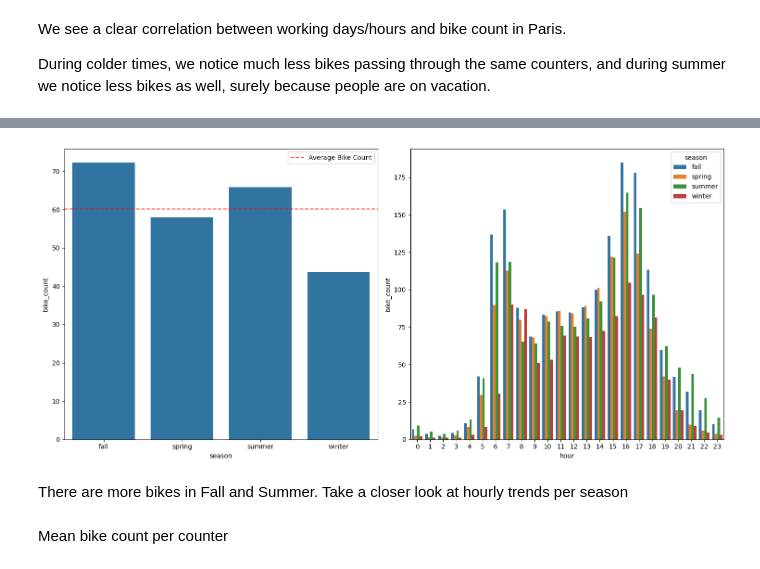
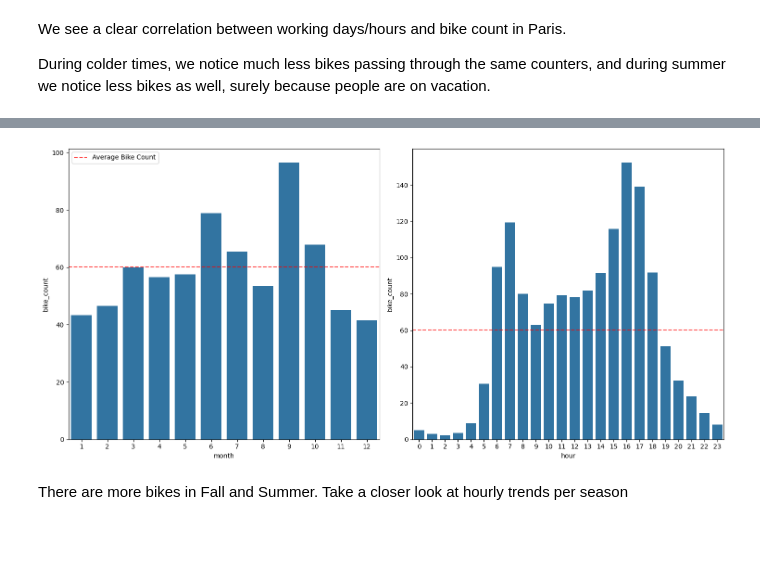
Before and after one commit to dianemans/bike_count_ldmh, a Jupyter notebook: eda_lucien.ipynb, the cells around one changed output, grey strips where cells are left out. Drawn from its saved outputs; the diff is of its cells as text; code cells hidden in the pictures; blank space fills up the shorter version.

```diff
--- a/eda_lucien.ipynb
+++ b/eda_lucien.ipynb
@@ -132,3 +120,28 @@ During colder times, we notice much less bikes passing through the same counters
+# %%
+def encode_date(X):
+    X = X.copy()
+    X['month_day'] = X['date'].dt.day
+    X['week_day'] = X['date'].dt.day_of_week + 1
+    X['year'] = X['date'].dt.year
+    X['month'] = X['date'].dt.month
+    X['hour'] = X['date'].dt.hour
+    X['is_weekend'] = (X['week_day'] >= 6).astype(int)
+    years = X['year'].drop_duplicates().values.tolist()
+    french_holidays = set(holidays.country_holidays('FR', years=years))
+    X['is_holiday'] = (X['date']
+                        .dt.date
+                        .isin(french_holidays)
+                        .astype(int))
+    X['covid_state'] = X['date'].apply(bc.covid_period)
+    years = X['date'].dt.year.unique()
+    holiday_dates = set()
+    for year in years:
+        holiday_dates.update(
+            date for date, info in bc.SchoolHolidayDates().holidays_for_year_and_zone(year, 'C').items()
+        )
+    X['is_school_holiday'] = X['date'].dt.date.isin(holiday_dates).astype(int)
+
+    X = X.drop(columns=['date'])
+    return X
 # %%
-date_data = pd.concat([bc._encode_date(data[["date"]]), data[["bike_count"]]], axis=1)
-date_data
+date_data = pd.concat([encode_date(data[["date"]]), data[["bike_count"]]], axis=1)
@@ -202,34 +233,36 @@ Less bikes when it's a french holiday, and there are more bikes in the middle of
 # %%
 plt.figure(figsize=(15, 7))
 
 plt.subplot(1, 2, 1)
 sns.barplot(
-    data=(date_data.groupby(["season"])["bike_count"].mean().reset_index()),
-    x="season",
+    data=(date_data.groupby(["month"])["bike_count"].mean().reset_index()),
+    x="month",
     y="bike_count",
 )
 plt.axhline(
     date_data["bike_count"].mean(),
     color="r",
     alpha=0.7,
     linestyle="--",
     label="Average Bike Count",
 )
 plt.legend()
 
 plt.subplot(1, 2, 2)
 sns.barplot(
-    data=(date_data.groupby(["hour", "season"])["bike_count"].mean().reset_index()),
+    data=(date_data.groupby(["hour"])["bike_count"].mean().reset_index()),
     x="hour",
-    y="bike_count",
-    hue="season",
+    y="bike_count")
+plt.axhline(
+    date_data["bike_count"].mean(),
+    color="r",
+    alpha=0.7,
+    linestyle="--",
+    label="Average Bike Count",
 )
-
 plt.tight_layout()
 plt.show()
 # %% [output]
-[figure, old version]
+[figure, new version]
 # %% [markdown]
 There are more bikes in Fall and Summer. Take a closer look at hourly trends per season
-# %% [markdown]
-Mean bike count per counter
```
Also changed, not shown: parts of 35 cells of this notebook, 2 other files.
